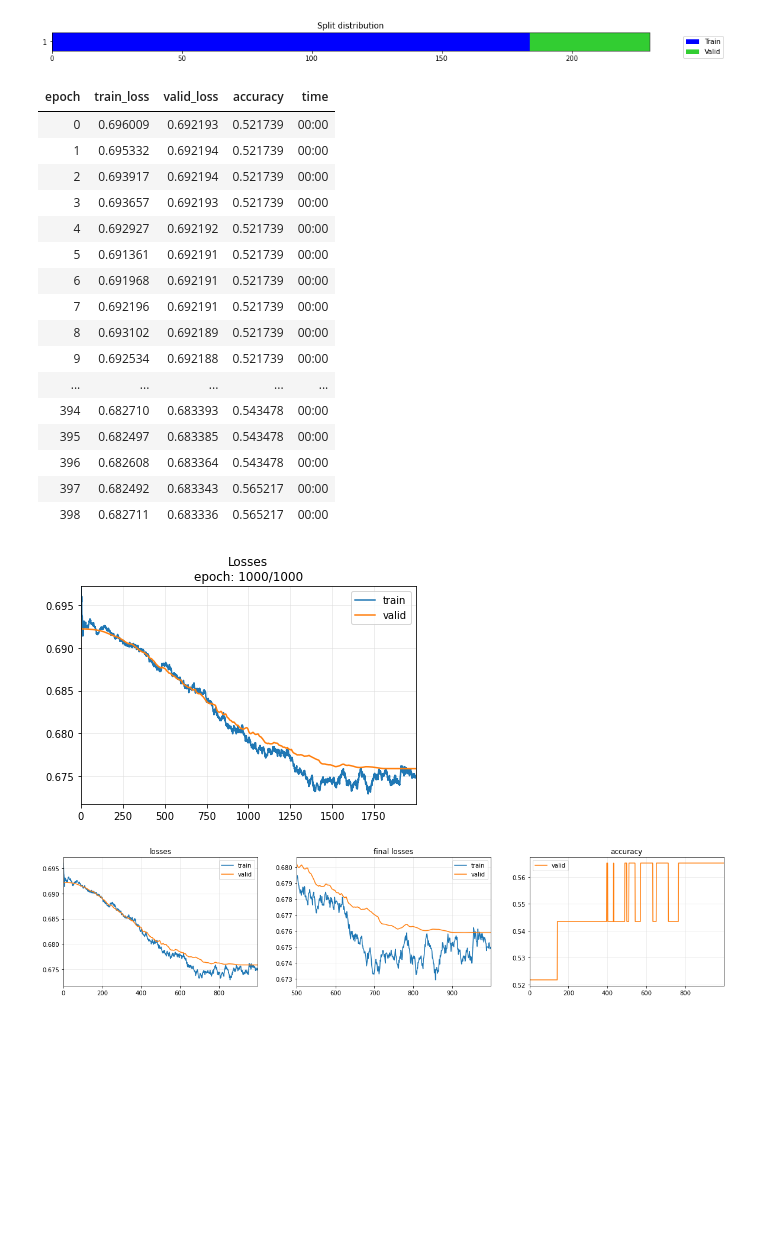
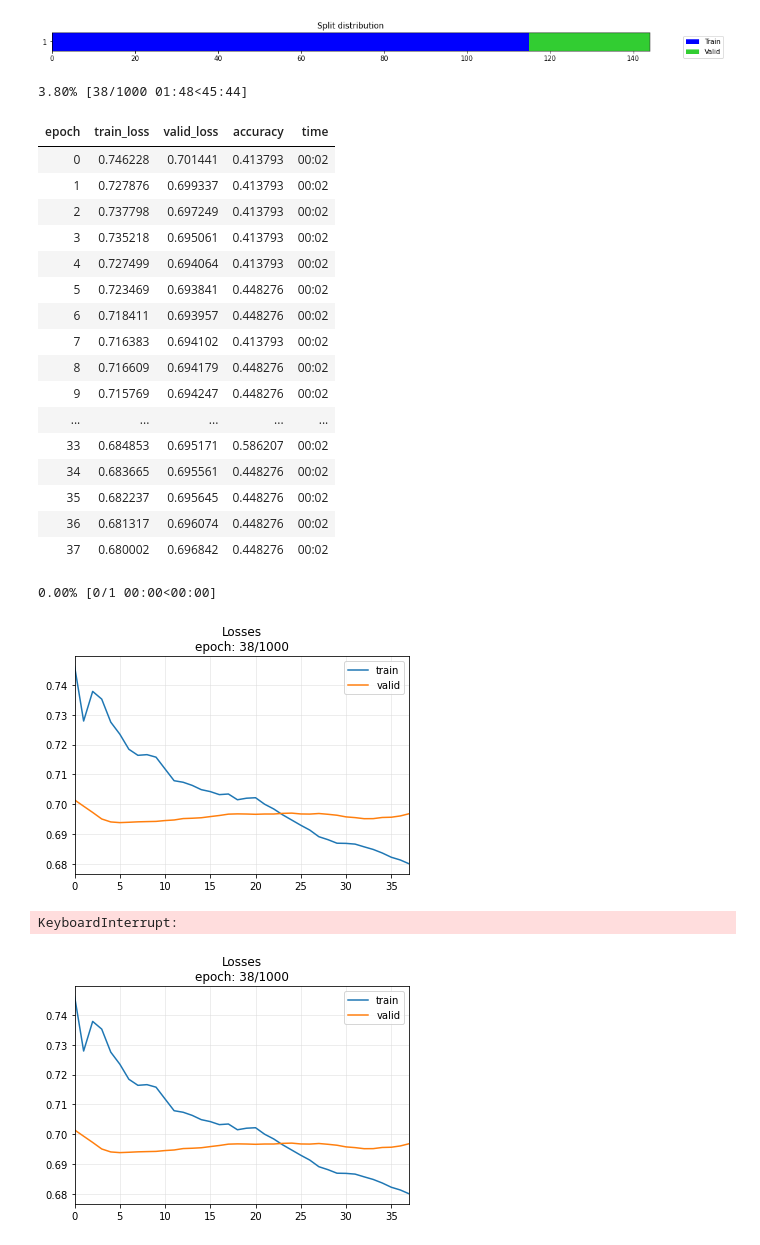
Before and after one commit to nicolezattarin/IoMT-efficient-information-distribution, a Jupyter notebook: clustering/WalkingLaying_classifier.ipynb, the cells around one changed output. Cells and saved outputs as stored; diff of their text form; code cells hidden in the pictures; blank space fills up the shorter version.

```diff
--- a/clustering/WalkingLaying_classifier.ipynb
+++ b/clustering/WalkingLaying_classifier.ipynb
@@ -155,19 +155,22 @@ def get_sensor_data(data, sensor_type):
             if sensor_type == 'IMU_acc' or sensor_type == 'all':
                 acccols = imu_columns[i:i+3]
                 accx, accy, accz = np.array(imu_data[acccols[0]]), np.array(imu_data[acccols[1]]), np.array(imu_data[acccols[2]])
+
                 accheader = imu_columns[i][:-1]+'_mod'
-                imu_data[accheader] = np.sqrt(np.square(accx) + np.square(accy) + np.square(accz))
+                df = pd.DataFrame(np.sqrt(np.square(accx) + np.square(accy) + np.square(accz)), columns=[accheader])
+                imu_data = imu_data.join(df)
             elif sensor_type == 'IMU_gyro' or sensor_type == 'all':
                 gyrocols = imu_columns[i+3:i+6]
                 gyrox, gyroy, gyroz = np.array(imu_data[gyrocols[0]]), np.array(imu_data[gyrocols[1]]), np.array(imu_data[gyrocols[2]])
                 gyroheader = imu_columns[i+3][:-1]+'_mod'
-                imu_data[gyroheader] = np.sqrt(np.square(gyrox) + np.square(gyroy) + np.square(gyroz))
+                df = pd.DataFrame(np.sqrt(np.square(gyrox) + np.square(gyroy) + np.square(gyroz)), columns=[gyroheader])
+                imu_data = imu_data.join(df)
             elif sensor_type == 'IMU_mag' or sensor_type == 'all':
                 magcols = imu_columns[i+6:i+9]
                 magx, magy, magz = np.array(imu_data[magcols[0]]), np.array(imu_data[magcols[1]]), np.array(imu_data[magcols[2]])
                 magheader = imu_columns[i+5][:-1]+'_mod'
-                imu_data[magheader] = np.sqrt(np.square(magx) + np.square(magy) + np.square(magz))
-
+                df = pd.DataFrame(np.sqrt(np.square(magx) + np.square(magy) + np.square(magz)), columns=[gyroheader])
+                imu_data = imu_data.join(df)
         imu_data.drop(imu_columns, axis=1, inplace=True)
 
     time = data['MILLISEC']
@@ -240,32 +243,35 @@ def train_model (X, y, filename):
     batch_tfms = TSStandardize()
     if not os.path.isdir('models'):
         os.mkdir('models')
-    clf = TSClassifier(X, y,  path='models', arch=MLP, batch_tfms=batch_tfms, metrics=accuracy, cbs=ShowGraph())
-    clf.fit_one_cycle(1000, 1e-5)
+    clf = TSClassifier(X, y,  path='models', batch_tfms=batch_tfms, metrics=accuracy, cbs=ShowGraph(), arch=ResNet)
+    clf.fit_one_cycle(1000, 1e-4)
     clf.export(filename+".pkl")
 # %%
 sensor = ["triaxial_acc", "IMU_acc", "IMU_gyro", "IMU_mag"]
-train_data, test_data, train_targets, test_targets = data_split(sensor[0])
+train_data, test_data, train_targets, test_targets = data_split(sensor[1])
 # %%
-train_model (train_data,train_targets, str(sensor[0]))
+train_model (train_data,train_targets, str(sensor[1]))
 # %% [output]
-[figure, old version]
+[figure, new version]
+3.80% [38/1000 01:48<45:44]
 | epoch | train_loss | valid_loss | accuracy | time |
-| 0 | 0.696009 | 0.692193 | 0.521739 | 00:00 |
-| 1 | 0.695332 | 0.692194 | 0.521739 | 00:00 |
-| 2 | 0.693917 | 0.692194 | 0.521739 | 00:00 |
-| 3 | 0.693657 | 0.692193 | 0.521739 | 00:00 |
-| 4 | 0.692927 | 0.692192 | 0.521739 | 00:00 |
-| 5 | 0.691361 | 0.692191 | 0.521739 | 00:00 |
-| 6 | 0.691968 | 0.692191 | 0.521739 | 00:00 |
-| 7 | 0.692196 | 0.692191 | 0.521739 | 00:00 |
-| 8 | 0.693102 | 0.692189 | 0.521739 | 00:00 |
-| 9 | 0.692534 | 0.692188 | 0.521739 | 00:00 |
+| 0 | 0.746228 | 0.701441 | 0.413793 | 00:02 |
+| 1 | 0.727876 | 0.699337 | 0.413793 | 00:02 |
+| 2 | 0.737798 | 0.697249 | 0.413793 | 00:02 |
+| 3 | 0.735218 | 0.695061 | 0.413793 | 00:02 |
+| 4 | 0.727499 | 0.694064 | 0.413793 | 00:02 |
+| 5 | 0.723469 | 0.693841 | 0.448276 | 00:02 |
+| 6 | 0.718411 | 0.693957 | 0.448276 | 00:02 |
+| 7 | 0.716383 | 0.694102 | 0.413793 | 00:02 |
+| 8 | 0.716609 | 0.694179 | 0.448276 | 00:02 |
+| 9 | 0.715769 | 0.694247 | 0.448276 | 00:02 |
 | ... | ... | ... | ... | ... |
-| 394 | 0.682710 | 0.683393 | 0.543478 | 00:00 |
-| 395 | 0.682497 | 0.683385 | 0.543478 | 00:00 |
-| 396 | 0.682608 | 0.683364 | 0.543478 | 00:00 |
-| 397 | 0.682492 | 0.683343 | 0.565217 | 00:00 |
-| 398 | 0.682711 | 0.683336 | 0.565217 | 00:00 |
+| 33 | 0.684853 | 0.695171 | 0.586207 | 00:02 |
+| 34 | 0.683665 | 0.695561 | 0.448276 | 00:02 |
+| 35 | 0.682237 | 0.695645 | 0.448276 | 00:02 |
+| 36 | 0.681317 | 0.696074 | 0.448276 | 00:02 |
+| 37 | 0.680002 | 0.696842 | 0.448276 | 00:02 |
+0.00% [0/1 00:00<00:00]
-[figure, old version]
+[figure, new version]
+KeyboardInterrupt:
-[figure, old version]
+[figure, new version]
```
Also changed, not shown: 48 other files.
